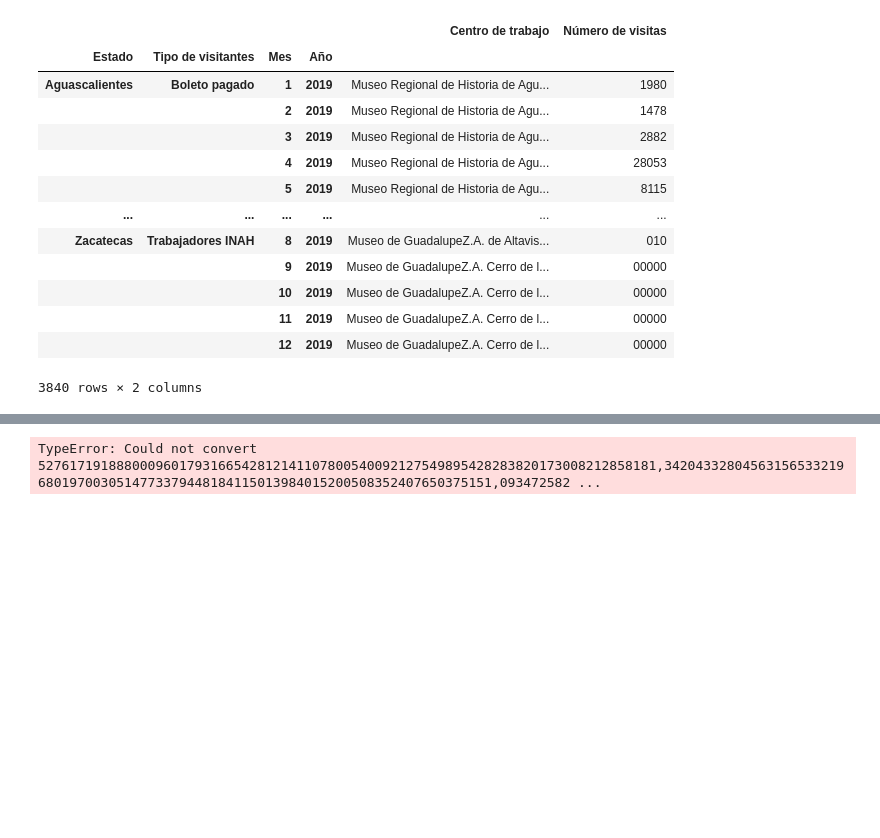
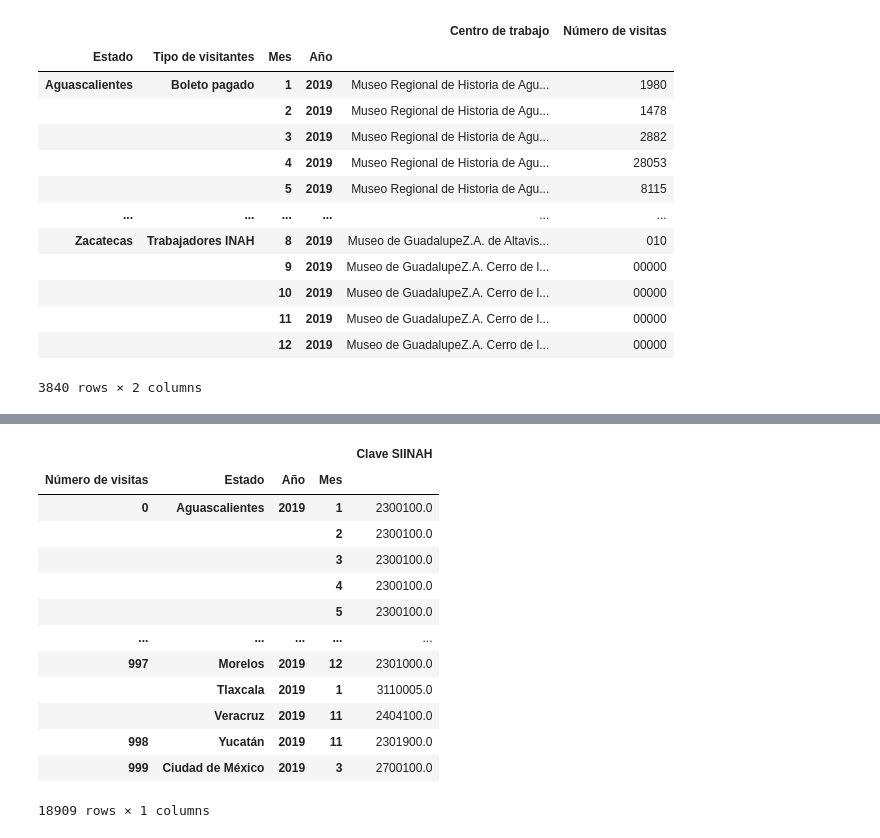
Before and after one commit to PlatziMaster/challenge-prework-ds, a Jupyter notebook: Challengeds.ipynb, the cells around one changed output, grey strips where cells are left out. Saved outputs shown, nothing was run; the diff lists cells and outputs as text; code cells hidden in the pictures; blank space fills up the shorter version.

```diff
--- a/Challengeds.ipynb
+++ b/Challengeds.ipynb
@@ -139,7 +156,19 @@ df7
 # %%
-dfvis = df[["Estado","Año", "Mes", "Número de visitas"]]
-
-ds7=dfvis.groupby(by=['Estado','Mes', 'Año']).sum()
-ds7.loc[:,"Número de visitas"].mean()
+dfvisitas=df.groupby(by=["Estado","Año", "Mes", "Número de visitas"]).sum()
+df8 = dfvisitas=df.groupby(by=["Número de visitas", "Estado","Año", "Mes"]).mean()
+df8
 # %% [output]
+|  |  |  |  | Clave SIINAH |
+| Número de visitas | Estado | Año | Mes |  |
+| 0 | Aguascalientes | 2019 | 1 | 2300100.0 |
+|  |  |  | 2 | 2300100.0 |
+|  |  |  | 3 | 2300100.0 |
+|  |  |  | 4 | 2300100.0 |
+|  |  |  | 5 | 2300100.0 |
+| ... | ... | ... | ... | ... |
+| 997 | Morelos | 2019 | 12 | 2301000.0 |
+|  | Tlaxcala | 2019 | 1 | 3110005.0 |
+|  | Veracruz | 2019 | 11 | 2404100.0 |
+| 998 | Yucatán | 2019 | 11 | 2301900.0 |
+| 999 | Ciudad de México | 2019 | 3 | 2700100.0 |
-TypeError: Could not convert 5276171918880009601793166542812141107800540092127549895428283820173008212858181,342043328045631565332196801970030514773379448184115013984015200508352407650375151,093472582 ...
+18909 rows × 1 columns
```
Also changed, not shown: parts of 4 cells of this notebook, 2 other files.
